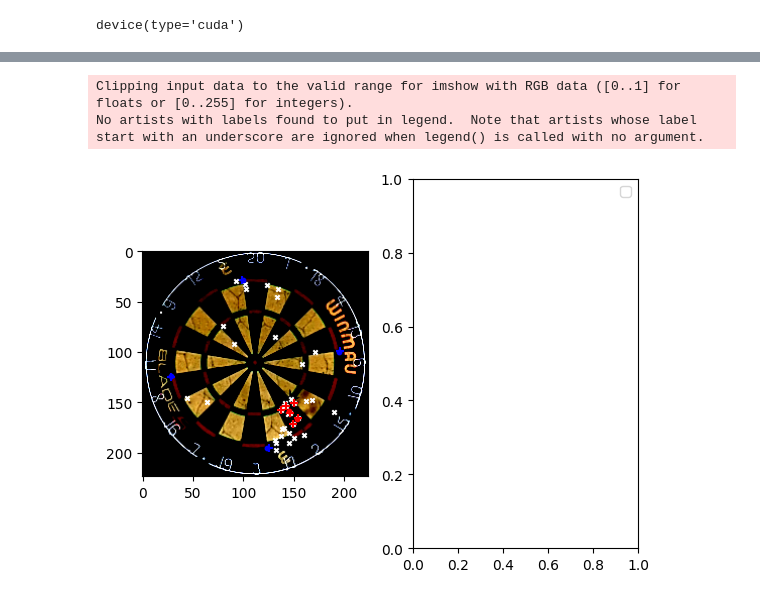
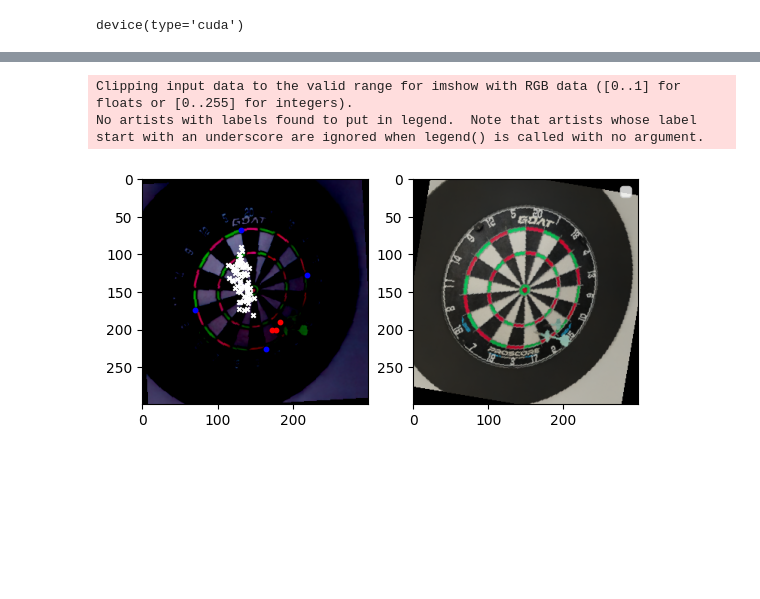
Before and after one commit to timnielen/playdarts, a Jupyter notebook: playdarts.ipynb, the cells around one changed output, grey strips where cells are left out. Drawn from its saved outputs; the diff is of its cells as text; code cells hidden in the pictures; blank space fills up the shorter version.

```diff
--- a/playdarts.ipynb
+++ b/playdarts.ipynb
@@ -64,8 +80,8 @@ _transform = transforms.Compose([
 # %%
-dataset = SyntheticDataset("./3D", LABELS_FILEPATH, transform=transform)
-_dataset = SyntheticDataset("./3D", LABELS_FILEPATH, transform=_transform)
-target_dataset = RealWorldDataset("./my_unlabelled/vids", "./my_unlabelled/vids/image_data.csv", transform=transform)
-dataloader = DataLoader(dataset, collate_fn=SyntheticDataset.collate_fn, batch_size=BATCH_SIZE, shuffle=True, num_workers=1, persistent_workers=True, drop_last=True)
-target_dataloader = DataLoader(target_dataset, batch_size=BATCH_SIZE_UNLABELED, shuffle=True, num_workers=1, persistent_workers=True, drop_last=True)
+dataset = SyntheticDataset(DATA_DIRECTORY, LABELS_FILEPATH, transform=transform_src)
+_dataset = SyntheticDataset(DATA_DIRECTORY, LABELS_FILEPATH, transform=_transform)
+target_dataset = RealWorldDataset("./my_unlabelled/vids", "./my_unlabelled/vids/image_data.csv", transform=transform_tgt)
+dataloader = DataLoader(dataset, collate_fn=SyntheticDataset.collate_fn, batch_size=BATCH_SIZE, shuffle=True, num_workers=3, persistent_workers=True, drop_last=True)
+target_dataloader = DataLoader(target_dataset, batch_size=BATCH_SIZE_UNLABELED, shuffle=True, num_workers=2, persistent_workers=True, drop_last=True)
 # %% [output]
            img_folder      img_name  \
@@ -88,10 +104,10 @@ target_dataloader = DataLoader(target_dataset, batch_size=BATCH_SIZE_UNLABELED,
 # %%
 idx = np.random.randint(len(dataset))
-image, target = _dataset[idx]
+image, target = dataset[idx]
 _, w, h = image.shape
-print(get_score(target["corners"], target["darts"]))
+print(target["score"], target["labels"])
 fig, ax = plt.subplots(1)
 ax.imshow(image.cpu().permute(1,2,0), alpha=0.5)
-ax.scatter(target["corners"][:, 0]*w, target["corners"][:, 1]*h, color='blue', s=40, marker='+', label="corners")
-ax.scatter(target["darts"][:, 0]*w, target["darts"][:, 1]*h, color='green', s=40, marker='+', label="darts")
+ax.scatter(target["points"][:4, 0]*w, target["points"][:4, 1]*h, color='blue', s=40, marker='+', label="corners")
+ax.scatter(target["points"][4:, 0]*w, target["points"][4:, 1]*h, color='green', s=40, marker='+', label="darts")
 # %% [output]
@@ -118,5 +135,5 @@ param_dicts = [
 optimizer = optim.AdamW(param_dicts, lr=1e-4, weight_decay=1e-4)
 lr_scheduler = torch.optim.lr_scheduler.StepLR(optimizer, 200)
 # %%
-model.load_state_dict(torch.load("models/epoch_80_0.0818_0.1957_5.4597_0.7460.pt", weights_only=True), strict=True)
+model.load_state_dict(torch.load("models/epoch_160_0.0542_0.8004_0.5909.pt", weights_only=True), strict=False)
 # %% [output]
@@ -124,5 +141,5 @@ model.load_state_dict(torch.load("models/epoch_80_0.0818_0.1957_5.4597_0.7460.pt
 # %%
-START_EPOCH=80
+START_EPOCH=160
 NUM_EPOCHS=300
 # %%
 model.train()  # Set model to training mode
@@ -204,34 +221,36 @@ Epoch [300/300], Losses: 0.0495, 0.1217, 1.0689, 0.7117
 # %%
 model.eval()
 idx = np.random.randint(len(dataset))
 image, targets = dataset[idx]
+src_img,_ = _dataset[idx]
 images = image.unsqueeze(0).to(device)
 targets = [targets]
 batch_size, channels, w, h = images.shape
 optimizer.zero_grad()
 outputs = model(images)
 pred_classes = torch.argmax(outputs["logits"][-1, 0], dim=-1)
 print()
 fig, ax = plt.subplots(1, 2)
 ax[0].imshow(images[0].cpu().permute(1,2,0))
+ax[1].imshow(src_img.permute(1,2,0))
 # ax[1].imshow(outputs["extracted_features"][-1, 0].mean(dim=0).cpu().detach())
 
 
-pred_corners = outputs["corners"][-1, 0].cpu().detach()
-pred_darts = outputs["darts"][-1, 0][pred_classes!=len(fields)].cpu().detach()
-all_darts = outputs["darts"][-1, 0].cpu().detach()
+pred_corners = outputs["points"][-1, 0][pred_classes < 4].cpu().detach()
+pred_darts = outputs["points"][-1, 0][pred_classes>=4][pred_classes[pred_classes>=4]!=NUM_LABELS-1].cpu().detach()
+all_darts = outputs["points"][-1, 0][pred_classes>=4].cpu().detach()
 
 # Draw points
 ax[0].scatter(pred_corners[:, 0]*w, pred_corners[:, 1]*h, color='blue', s=40, marker='+', label="pred corners")
 ax[0].scatter(all_darts[:, 0]*w, all_darts[:, 1]*h, color='white', s=10, marker='x', label="all darts")
 ax[0].scatter(pred_darts[:, 0]*w, pred_darts[:, 1]*h, color='red', s=40, marker='+', label="pred darts")
-ax[0].scatter(targets[0]["corners"][:, 0]*w, targets[0]["corners"][:, 1]*h, color='blue', s=10, marker='o', label="gt corners")
-ax[0].scatter(targets[0]["darts"][:, 0]*w, targets[0]["darts"][:, 1]*h, color='red', s=10, marker='o', label="gt darts")
+ax[0].scatter(targets[0]["points"][:4, 0]*w, targets[0]["points"][:4, 1]*h, color='blue', s=10, marker='o', label="gt corners")
+ax[0].scatter(targets[0]["points"][4:, 0]*w, targets[0]["points"][4:, 1]*h, color='red', s=10, marker='o', label="gt darts")
 
 # Show plot
 plt.legend()
 plt.show()
 # %% [output]
 Clipping input data to the valid range for imshow with RGB data ([0..1] for floats or [0..255] for integers).
 No artists with labels found to put in legend.  Note that artists whose label start with an underscore are ignored when legend() is called with no argument.
-[figure, old version]
+[figure, new version]
```
Also changed, not shown: parts of 12 cells of this notebook, 5 other files.
